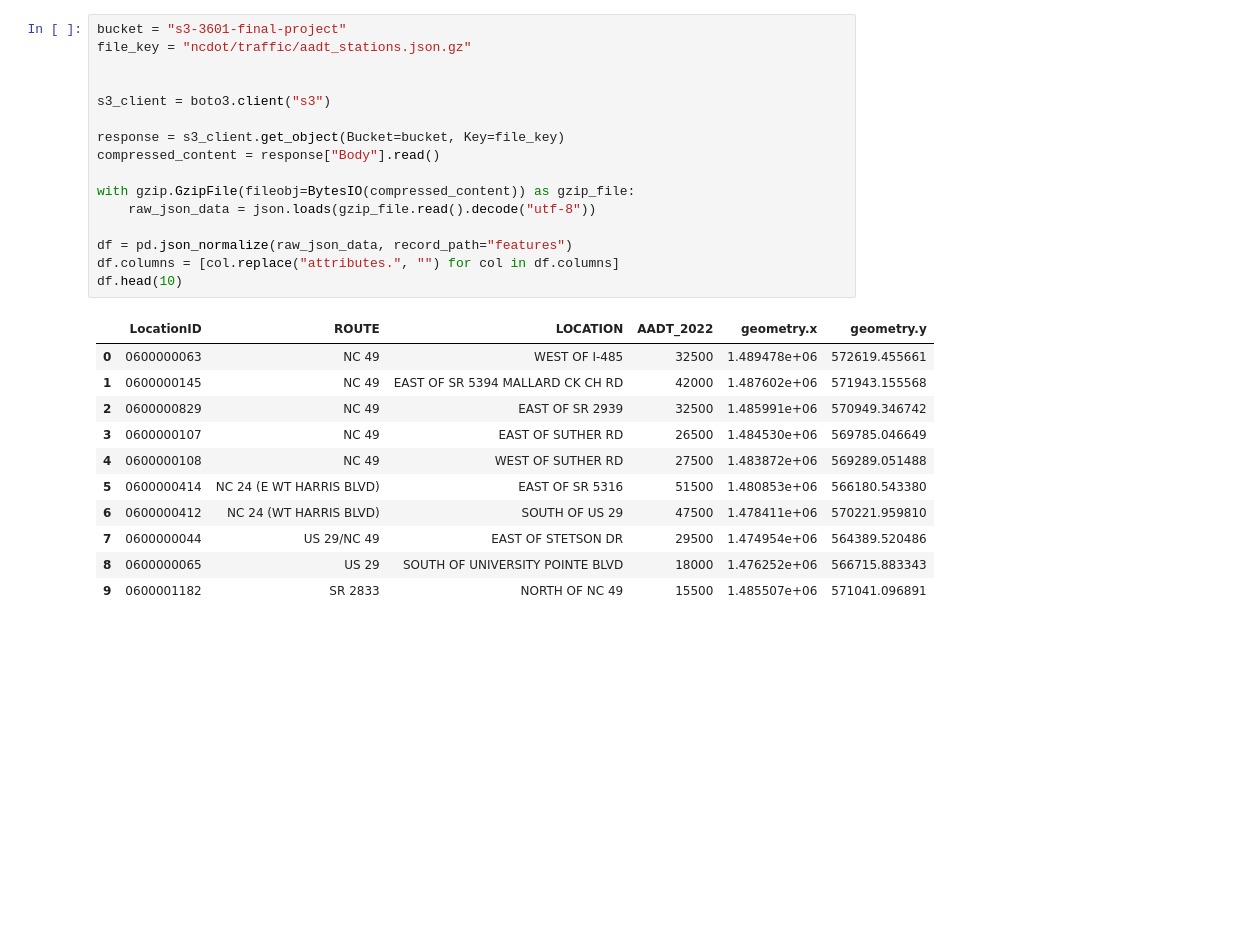
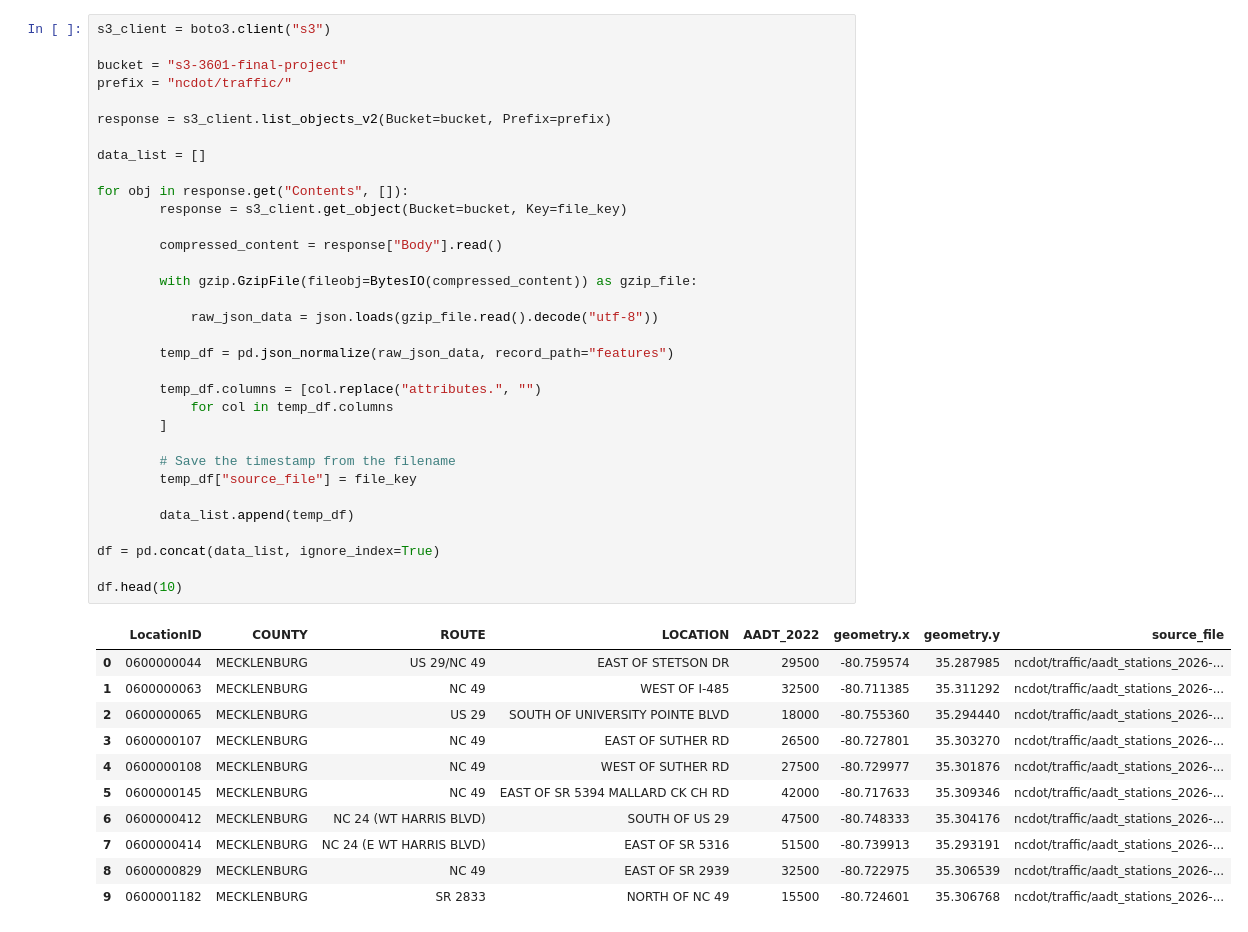
Before and after one commit to Beansproutss/DTSC-3601-Final-Project, a Jupyter notebook: data_cleaning.ipynb, the cells around one changed output. Saved outputs shown, nothing was run; the diff lists cells and outputs as text; blank space fills up the shorter version.

```diff
--- a/data_cleaning.ipynb
+++ b/data_cleaning.ipynb
@@ -18,31 +21,48 @@ Note: you may need to restart the kernel to use updated packages.
-# %%
-bucket = "s3-3601-final-project"
-file_key = "ncdot/traffic/aadt_stations.json.gz"
-
-
-s3_client = boto3.client("s3")
-
-response = s3_client.get_object(Bucket=bucket, Key=file_key)
-compressed_content = response["Body"].read()
-
-with gzip.GzipFile(fileobj=BytesIO(compressed_content)) as gzip_file:
-    raw_json_data = json.loads(gzip_file.read().decode("utf-8"))
-
-df = pd.json_normalize(raw_json_data, record_path="features")
-df.columns = [col.replace("attributes.", "") for col in df.columns]
-df.head(10)
-# %% [output]
-|  | LocationID | ROUTE | LOCATION | AADT_2022 | geometry.x | geometry.y |
-| 0 | 0600000063 | NC 49 | WEST OF I-485 | 32500 | 1.489478e+06 | 572619.455661 |
-| 1 | 0600000145 | NC 49 | EAST OF SR 5394 MALLARD CK CH RD | 42000 | 1.487602e+06 | 571943.155568 |
-| 2 | 0600000829 | NC 49 | EAST OF SR 2939 | 32500 | 1.485991e+06 | 570949.346742 |
-| 3 | 0600000107 | NC 49 | EAST OF SUTHER RD | 26500 | 1.484530e+06 | 569785.046649 |
-| 4 | 0600000108 | NC 49 | WEST OF SUTHER RD | 27500 | 1.483872e+06 | 569289.051488 |
-| 5 | 0600000414 | NC 24 (E WT HARRIS BLVD) | EAST OF SR 5316 | 51500 | 1.480853e+06 | 566180.543380 |
-| 6 | 0600000412 | NC 24 (WT HARRIS BLVD) | SOUTH OF US 29 | 47500 | 1.478411e+06 | 570221.959810 |
-| 7 | 0600000044 | US 29/NC 49 | EAST OF STETSON DR | 29500 | 1.474954e+06 | 564389.520486 |
-| 8 | 0600000065 | US 29 | SOUTH OF UNIVERSITY POINTE BLVD | 18000 | 1.476252e+06 | 566715.883343 |
-| 9 | 0600001182 | SR 2833 | NORTH OF NC 49 | 15500 | 1.485507e+06 | 571041.096891 |
+# %%
+s3_client = boto3.client("s3")
+
+bucket = "s3-3601-final-project"
+prefix = "ncdot/traffic/"
+
+response = s3_client.list_objects_v2(Bucket=bucket, Prefix=prefix)
+
+data_list = []
+
+for obj in response.get("Contents", []):
+        response = s3_client.get_object(Bucket=bucket, Key=file_key)
+
+        compressed_content = response["Body"].read()
+
+        with gzip.GzipFile(fileobj=BytesIO(compressed_content)) as gzip_file:
+
+            raw_json_data = json.loads(gzip_file.read().decode("utf-8"))
+
+        temp_df = pd.json_normalize(raw_json_data, record_path="features")
+
+        temp_df.columns = [col.replace("attributes.", "")
+            for col in temp_df.columns
+        ]
+
+        # Save the timestamp from the filename
+        temp_df["source_file"] = file_key
+
+        data_list.append(temp_df)
+
+df = pd.concat(data_list, ignore_index=True)
+
+df.head(10)
+# %% [output]
+|  | LocationID | COUNTY | ROUTE | LOCATION | AADT_2022 | geometry.x | geometry.y | source_file |
+| 0 | 0600000044 | MECKLENBURG | US 29/NC 49 | EAST OF STETSON DR | 29500 | -80.759574 | 35.287985 | ncdot/traffic/aadt_stations_2026-... |
+| 1 | 0600000063 | MECKLENBURG | NC 49 | WEST OF I-485 | 32500 | -80.711385 | 35.311292 | ncdot/traffic/aadt_stations_2026-... |
+| 2 | 0600000065 | MECKLENBURG | US 29 | SOUTH OF UNIVERSITY POINTE BLVD | 18000 | -80.755360 | 35.294440 | ncdot/traffic/aadt_stations_2026-... |
+| 3 | 0600000107 | MECKLENBURG | NC 49 | EAST OF SUTHER RD | 26500 | -80.727801 | 35.303270 | ncdot/traffic/aadt_stations_2026-... |
+| 4 | 0600000108 | MECKLENBURG | NC 49 | WEST OF SUTHER RD | 27500 | -80.729977 | 35.301876 | ncdot/traffic/aadt_stations_2026-... |
+| 5 | 0600000145 | MECKLENBURG | NC 49 | EAST OF SR 5394 MALLARD CK CH RD | 42000 | -80.717633 | 35.309346 | ncdot/traffic/aadt_stations_2026-... |
+| 6 | 0600000412 | MECKLENBURG | NC 24 (WT HARRIS BLVD) | SOUTH OF US 29 | 47500 | -80.748333 | 35.304176 | ncdot/traffic/aadt_stations_2026-... |
+| 7 | 0600000414 | MECKLENBURG | NC 24 (E WT HARRIS BLVD) | EAST OF SR 5316 | 51500 | -80.739913 | 35.293191 | ncdot/traffic/aadt_stations_2026-... |
+| 8 | 0600000829 | MECKLENBURG | NC 49 | EAST OF SR 2939 | 32500 | -80.722975 | 35.306539 | ncdot/traffic/aadt_stations_2026-... |
+| 9 | 0600001182 | MECKLENBURG | SR 2833 | NORTH OF NC 49 | 15500 | -80.724601 | 35.306768 | ncdot/traffic/aadt_stations_2026-... |
 # %%
 df.info()
 # %% [output]
```
Also changed, not shown: parts of 5 cells of this notebook.
